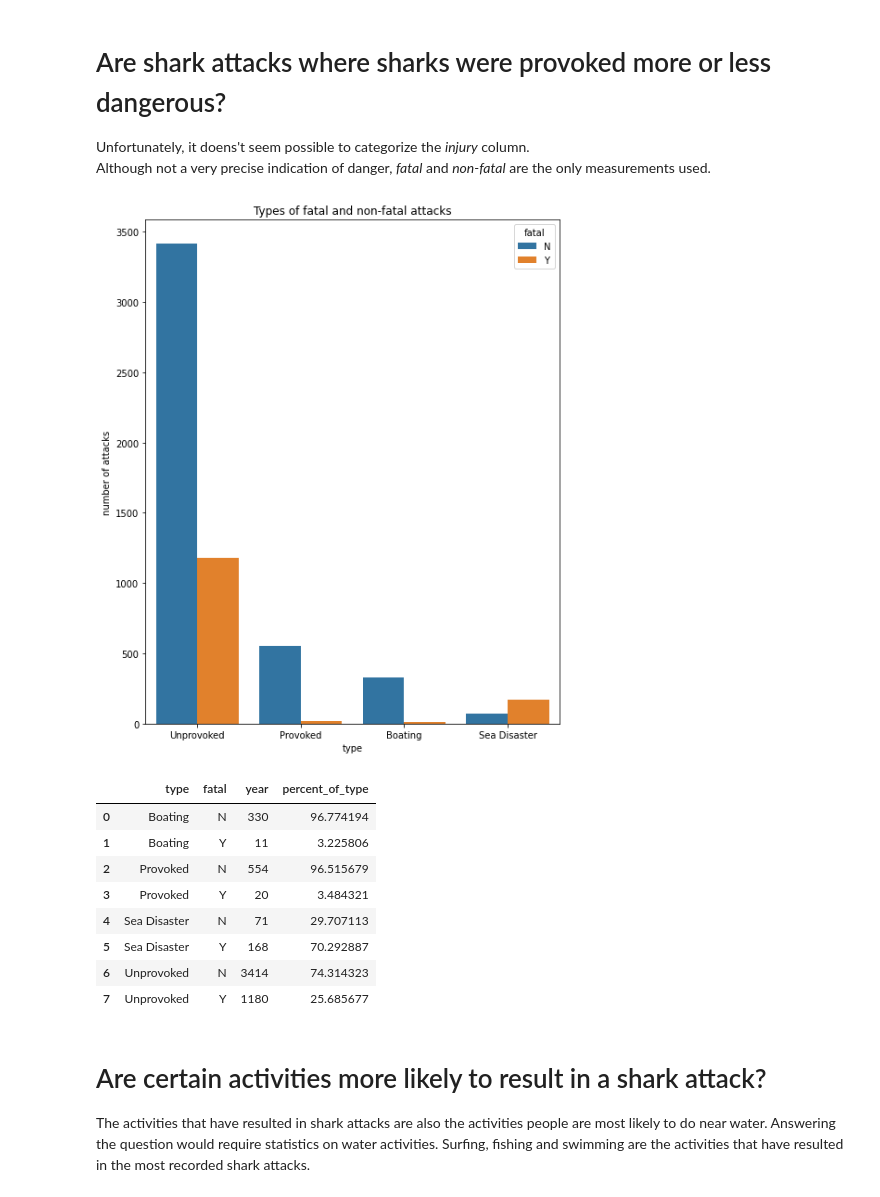
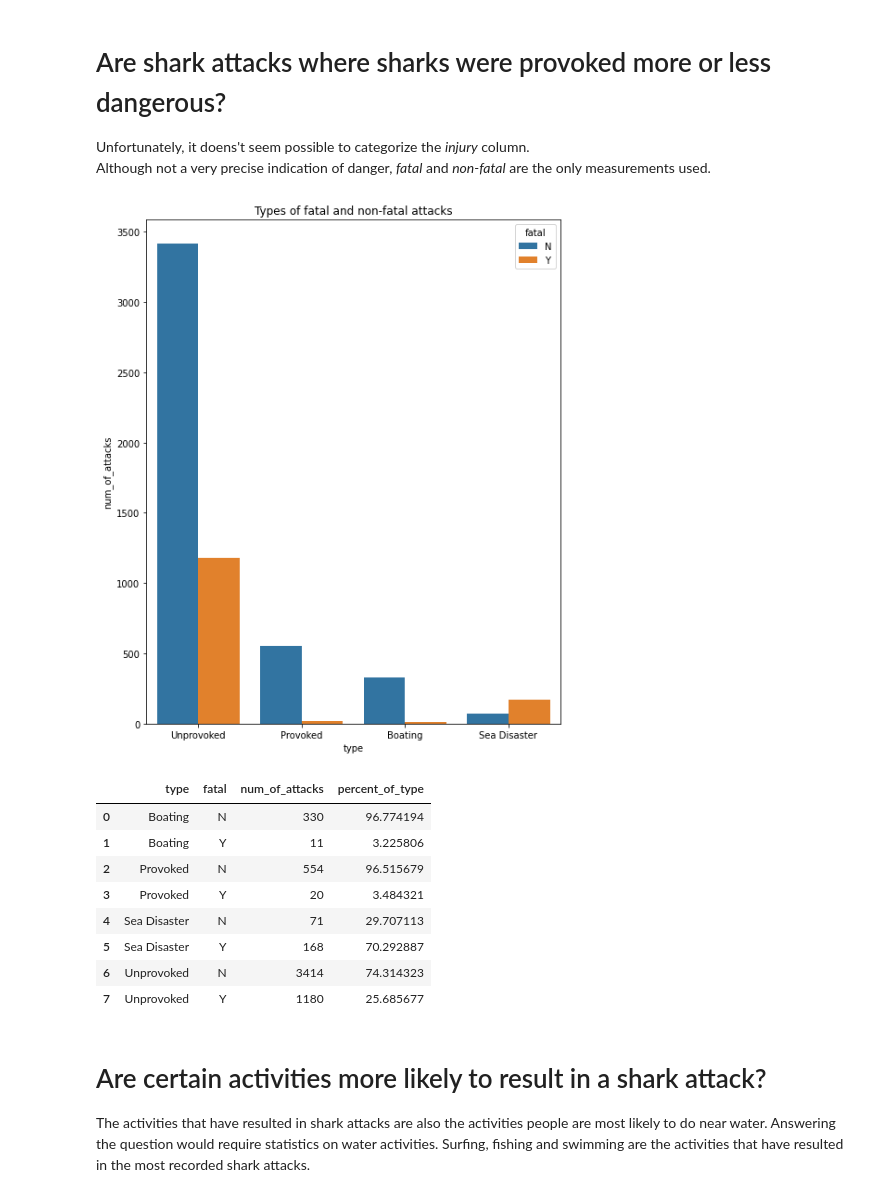
Before and after one commit to TGB85/shark_attacks, a Jupyter notebook: shark_attack.ipynb, the cells around one changed output. Drawn from its saved outputs; the diff is of its cells as text; code cells hidden in the pictures.

```diff
--- a/shark_attack.ipynb
+++ b/shark_attack.ipynb
@@ -258,20 +279,20 @@ dtype: float64
 Unfortunately, it doens't seem possible to categorize the *injury* column.
 Although not a very precise indication of danger, *fatal* and *non-fatal* are the only measurements used.
 # %%
-df4 = df.groupby(['type', 'fatal']).year.count().reset_index()
+df4 = df.groupby(['type', 'fatal']).year.count().reset_index().rename(columns={'year': 'num_of_attacks'})
 
 fig, ax = plt.subplots(figsize=(8, 10))
-ax = sns.barplot(y='year', x='type', hue='fatal', order=df['type'].value_counts().index, data=df4)
-ax.set(ylabel='number of attacks', title='Types of fatal and non-fatal attacks')
+ax = sns.barplot(y='num_of_attacks', x='type', hue='fatal', order=df['type'].value_counts().index, data=df4)
+ax.set(title='Types of fatal and non-fatal attacks')
 plt.show()
 # %% [output]
-[figure, old version]
+[figure, new version]
 # %%
 # out of 574 provoked attacks, 20 were fatal = 3.48 %, out of 4594 unprovoked attacks, 1180 were fatal = 25.69%
-df4['percent_of_type'] = df4.groupby('type').year.apply(lambda x: 100*x/x.sum())
+df4['percent_of_type'] = df4.groupby('type').num_of_attacks.apply(lambda x: 100*x/x.sum())
 df4
 # %% [output]
-|  | type | fatal | year | percent_of_type |
+|  | type | fatal | num_of_attacks | percent_of_type |
 | 0 | Boating | N | 330 | 96.774194 |
 | 1 | Boating | Y | 11 | 3.225806 |
 | 2 | Provoked | N | 554 | 96.515679 |
```
Also changed, not shown: parts of 8 cells of this notebook.
